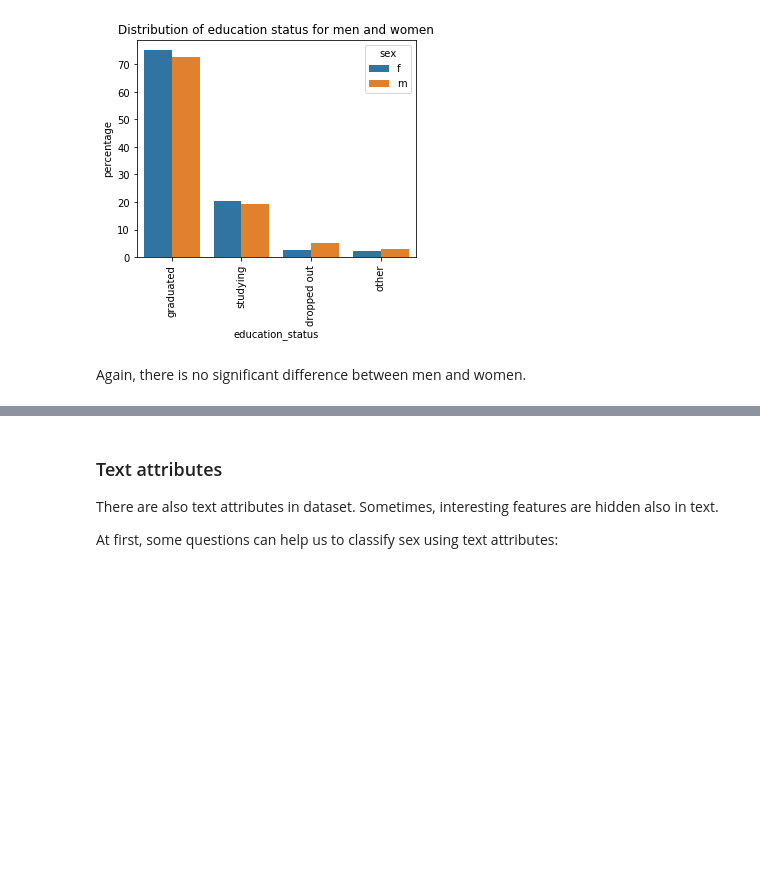
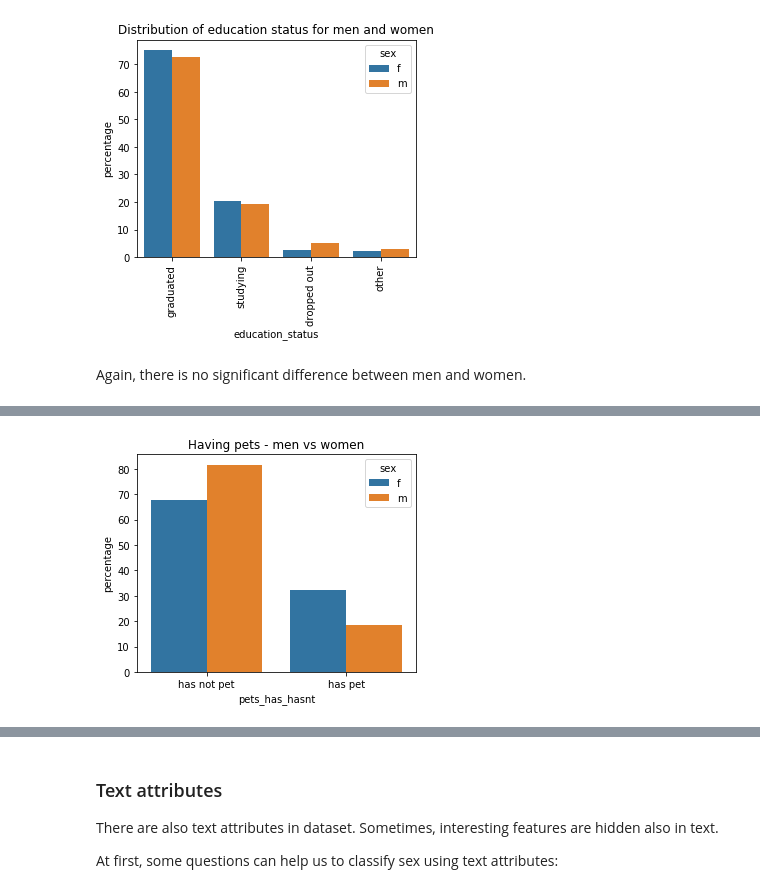
Before and after one commit to pmacinec/vos2-men-women-classification, a Jupyter notebook: projekt1_macinec.ipynb, the cells around one changed output, grey strips where cells are left out. Saved outputs shown, nothing was run; the diff lists cells and outputs as text; code cells hidden in the pictures; blank space fills up the shorter version.

```diff
--- a/projekt1_macinec.ipynb
+++ b/projekt1_macinec.ipynb
@@ -419,0 +511,4 @@ Again, there is no significant difference between men and women.
+# %%
+grouped_barplot('pets_has_hasnt', 'Having pets - men vs women')
+# %% [output]
+[figure, added]
```
Also changed, not shown: parts of 78 cells of this notebook.
